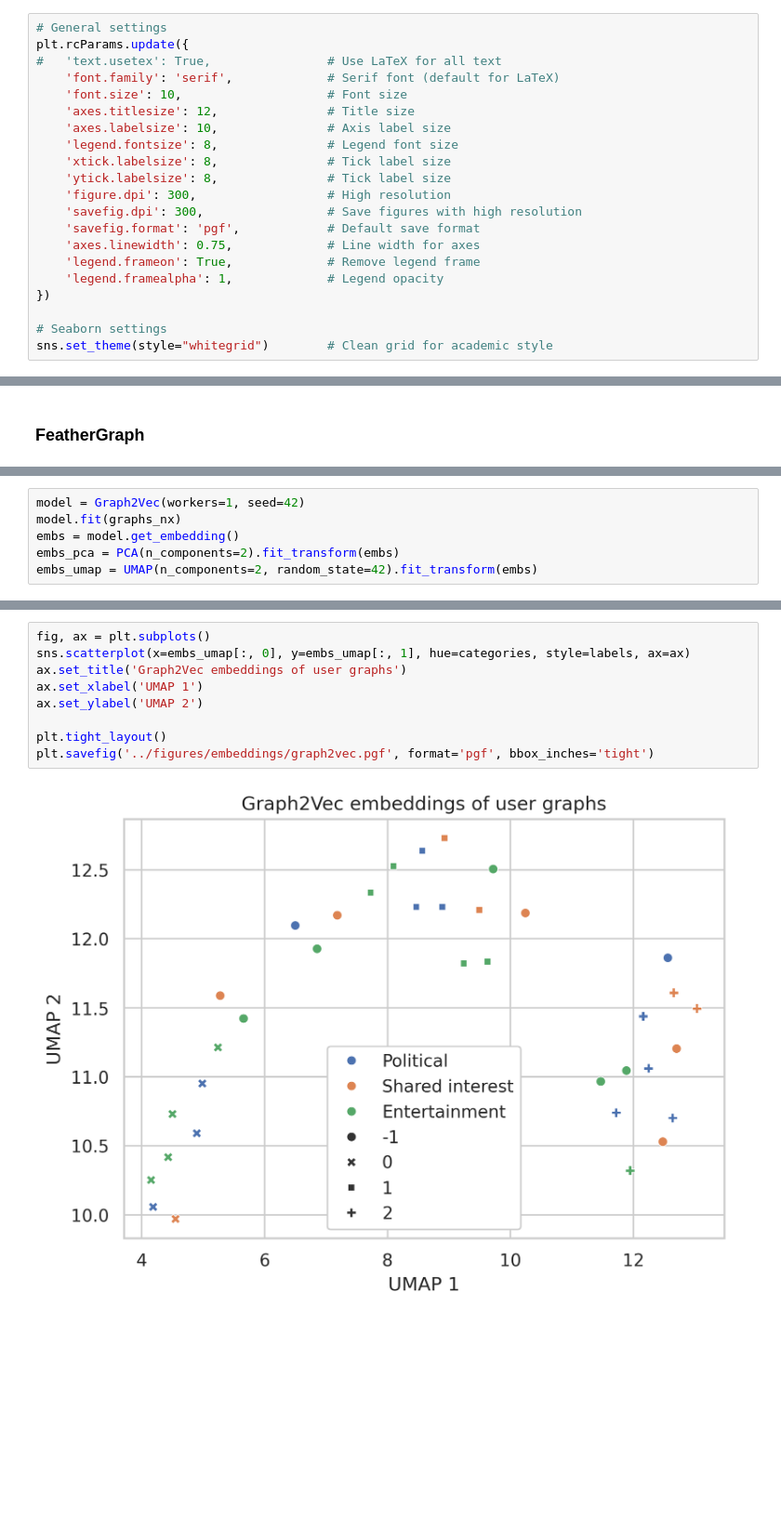
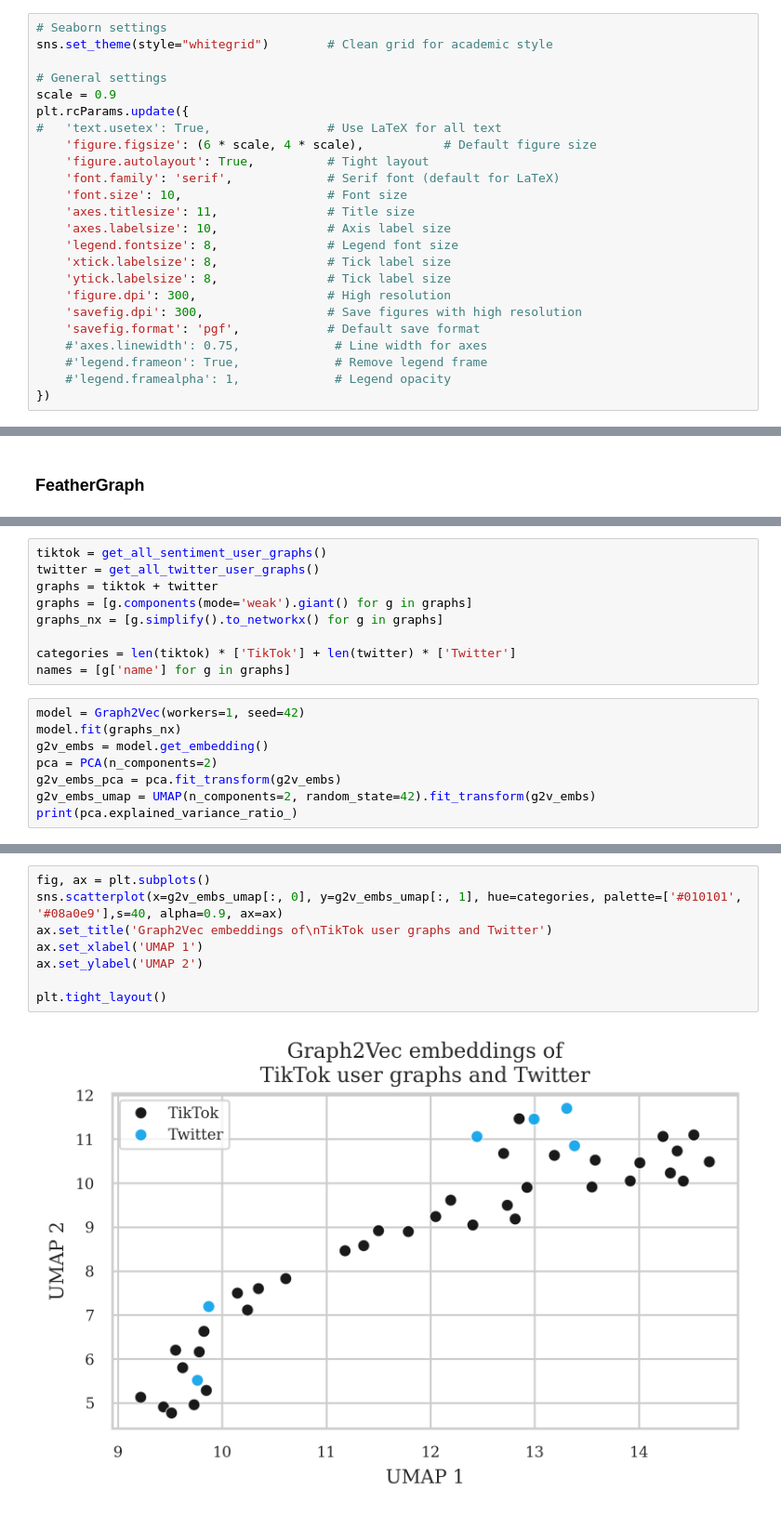
Before and after one commit to Marcus-Friis/thesis, a Jupyter notebook: notebooks/embedding_result.ipynb, the cells around one changed output, grey strips where cells are left out. Shown at 93% size. Cells and saved outputs as stored; diff of their text form; blank space fills up the shorter version.

```diff
--- a/notebooks/embedding_result.ipynb
+++ b/notebooks/embedding_result.ipynb
@@ -18,10 +20,16 @@ from utils.graph_utils import get_all_user_graphs, get_all_sentiment_user_graphs
 # %%
+# Seaborn settings
+sns.set_theme(style="whitegrid")        # Clean grid for academic style
+
 # General settings
+scale = 0.9
 plt.rcParams.update({
 #   'text.usetex': True,                # Use LaTeX for all text
+    'figure.figsize': (6 * scale, 4 * scale),           # Default figure size
+    'figure.autolayout': True,          # Tight layout
     'font.family': 'serif',             # Serif font (default for LaTeX)
     'font.size': 10,                    # Font size
-    'axes.titlesize': 12,               # Title size
+    'axes.titlesize': 11,               # Title size
     'axes.labelsize': 10,               # Axis label size
     'legend.fontsize': 8,               # Legend font size
     'xtick.labelsize': 8,               # Tick label size
@@ -29,13 +37,10 @@ plt.rcParams.update({
     'figure.dpi': 300,                  # High resolution
     'savefig.dpi': 300,                 # Save figures with high resolution
     'savefig.format': 'pgf',            # Default save format
-    'axes.linewidth': 0.75,             # Line width for axes
-    'legend.frameon': True,             # Remove legend frame
-    'legend.framealpha': 1,             # Legend opacity
+    #'axes.linewidth': 0.75,             # Line width for axes
+    #'legend.frameon': True,             # Remove legend frame
+    #'legend.framealpha': 1,             # Legend opacity
 })
-
-# Seaborn settings
-sns.set_theme(style="whitegrid")        # Clean grid for academic style
 # %%
 graphs = get_all_sentiment_user_graphs()
 graphs = [g.components(mode='weak').giant() for g in graphs]
@@ -71,6 +316,17 @@ plt.savefig('../figures/embeddings/feathergraph.pgf', format='pgf', bbox_inches=
+# %%
+tiktok = get_all_sentiment_user_graphs()
+twitter = get_all_twitter_user_graphs()
+graphs = tiktok + twitter
+graphs = [g.components(mode='weak').giant() for g in graphs]
+graphs_nx = [g.simplify().to_networkx() for g in graphs]
+
+categories = len(tiktok) * ['TikTok'] + len(twitter) * ['Twitter']
+names = [g['name'] for g in graphs]
 # %%
 model = Graph2Vec(workers=1, seed=42)
 model.fit(graphs_nx)
-embs = model.get_embedding()
-embs_pca = PCA(n_components=2).fit_transform(embs)
-embs_umap = UMAP(n_components=2, random_state=42).fit_transform(embs)
+g2v_embs = model.get_embedding()
+pca = PCA(n_components=2)
+g2v_embs_pca = pca.fit_transform(g2v_embs)
+g2v_embs_umap = UMAP(n_components=2, random_state=42).fit_transform(g2v_embs)
+print(pca.explained_variance_ratio_)
@@ -81,11 +335,10 @@ labels = hdbscan.labels_
 # %%
 fig, ax = plt.subplots()
-sns.scatterplot(x=embs_umap[:, 0], y=embs_umap[:, 1], hue=categories, style=labels, ax=ax)
-ax.set_title('Graph2Vec embeddings of user graphs')
+sns.scatterplot(x=g2v_embs_umap[:, 0], y=g2v_embs_umap[:, 1], hue=categories, palette=['#010101', '#08a0e9'],s=40, alpha=0.9, ax=ax)
+ax.set_title('Graph2Vec embeddings of\nTikTok user graphs and Twitter')
 ax.set_xlabel('UMAP 1')
 ax.set_ylabel('UMAP 2')
 
 plt.tight_layout()
-plt.savefig('../figures/embeddings/graph2vec.pgf', format='pgf', bbox_inches='tight')
 # %% [output]
-[figure, old version]
+[figure, new version]
```
Also changed, not shown: parts of 49 cells of this notebook.
